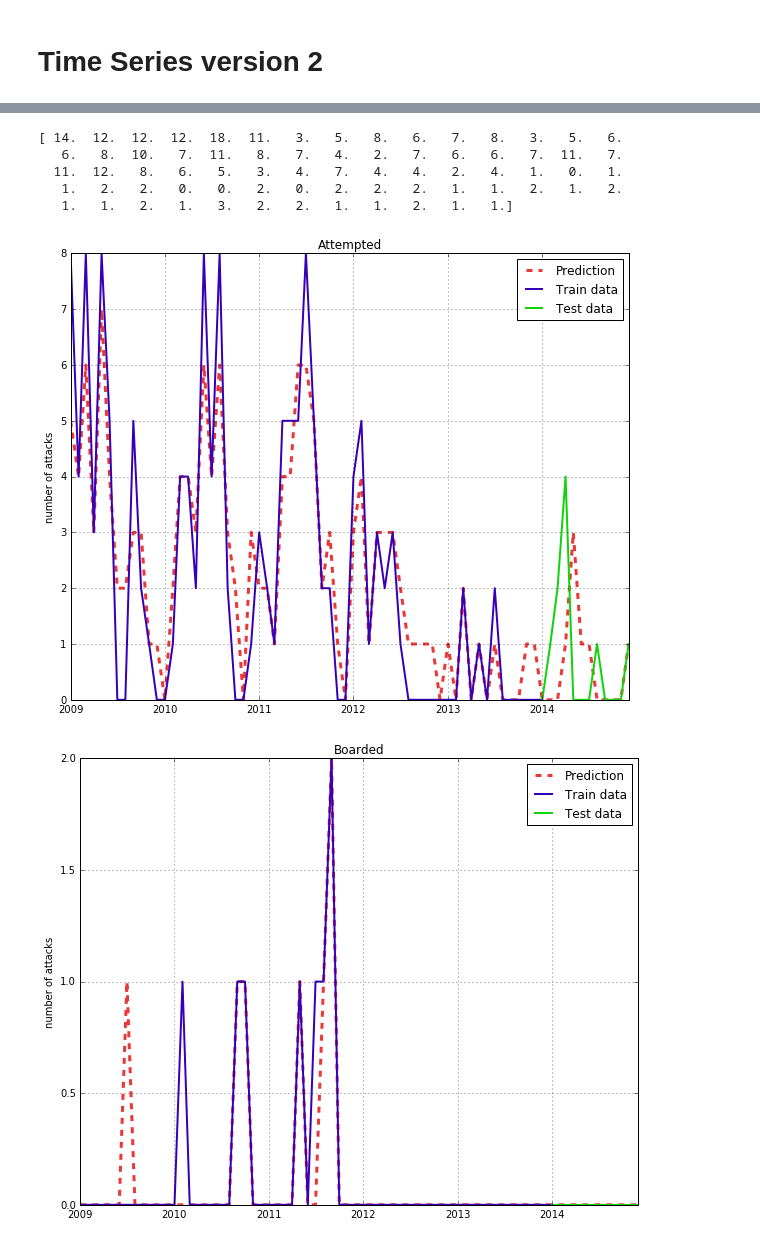
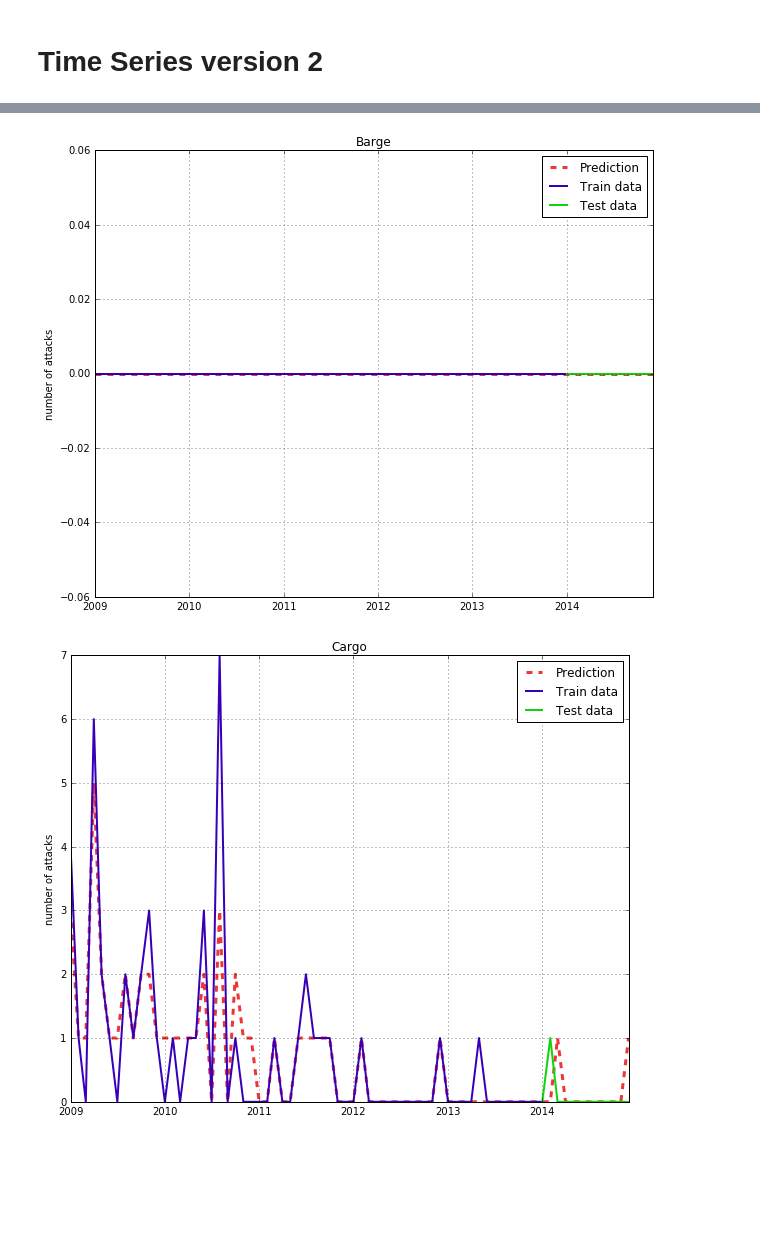
Before and after one commit to ifrebault/PiracyAttackPrediction, a Jupyter notebook: Machine_learning/ML.global.ipynb, the cells around one changed output, grey strips where cells are left out. Drawn from its saved outputs; the diff is of its cells as text; code cells hidden in the pictures; blank space fills up the shorter version.

Commit message:
mise a jour script : type boat and nouvelle zone

```diff
--- a/Machine_learning/ML.global.ipynb
+++ b/Machine_learning/ML.global.ipynb
@@ -166,0 +106,4 @@ dtype: float64
+# %%
+typeBoat
+for i in range(0,len(typeBoat)):
+    test_stationarity(df_type[str(typeBoat[i])],str(typeBoat[i]))
@@ -219,12 +238,17 @@ def organize_data(to_forecast, window, horizon):
 
 k = 12   # number of previous observations to use
 h = 1  # forecast horizon
+
 X,y = organize_data(to_forecast, k, h)
 
-X_Attempted , y_Attempted = organize_data(to_forecast_Attempted, k, h)
-X_Boarded , y_Boarded = organize_data(to_forecast_Boarded, k, h)
-X_Fired , y_Fired = organize_data(to_forecast_Fired, k, h)
-X_Hijacked , y_Hijacked = organize_data(to_forecast_Hijacked, k, h)
+X_Barge , y_Barge = organize_data(to_forecast_Barge, k, h)
+X_Cargo , y_Cargo = organize_data(to_forecast_Cargo, k, h)
+X_Carrier , y_Carrier = organize_data(to_forecast_Carrier, k, h)
+X_Other , y_Other = organize_data(to_forecast_Other, k, h)
+X_Ro_Ro , y_Ro_Ro = organize_data(to_forecast_Ro_Ro, k, h)
+X_Tanker , y_Tanker = organize_data(to_forecast_Tanker, k, h)
+X_Tug , y_Tug = organize_data(to_forecast_Tug, k, h)
+X_Vessel , y_Vessel = organize_data(to_forecast_Vessel, k, h)
 # %%
 m = 61 # number of samples to take in account
 def getPrediction(X,y):
@@ -240,10 +264,14 @@ def getPrediction(X,y):
 
 predictionGlobal,predictionErrorGlobal=getPrediction(X,y)
 
-prediction_Attempted , predictionError_Attempted = getPrediction(X_Attempted,y_Attempted )
-prediction_Boarded , predictionError_Boarded = getPrediction(X_Boarded,y_Boarded)
-predictionGlobal_Fired , predictionError_Fired = getPrediction(X_Fired,y_Fired)
-predictionGlobal_Hijacked, predictionError_Hijacked = getPrediction(X_Hijacked,y_Hijacked)
+prediction_Barge , predictionError_Barge = getPrediction(X_Barge,y_Barge )
+prediction_Cargo , predictionError_Cargo = getPrediction(X_Cargo , y_Cargo)
+prediction_Carrier , predictionError_Fired = getPrediction(X_Carrier , y_Carrier)
+prediction_Other, predictionError_Other = getPrediction(X_Other , y_Other)
+prediction_Ro_Ro , predictionError_Ro_Ro = getPrediction(X_Ro_Ro , y_Ro_Ro)
+prediction_Tanker , predictionError_Tanker = getPrediction(X_Tanker , y_Tanker)
+prediction_Tug , predictionError_Tug = getPrediction(X_Tug , y_Tug)
+prediction_Vessel, predictionError_Vessel = getPrediction(X_Vessel , y_Vessel)
 # %%
 def mape(ypred, ytrue):
     """ returns the mean absolute percentage error """
@@ -277,10 +313,12 @@ def plotPrediction(prediction,y,title):
 
 plotPrediction(predictionGlobal,y,"Global")
 
-print np.around(predictionGlobal)
-
-plotPrediction(prediction_Attempted ,y_Attempted,"Attempted")
-plotPrediction(prediction_Boarded,y_Boarded,"Boarded")
-plotPrediction(predictionGlobal_Fired,y_Fired,"Fired")
-plotPrediction(predictionGlobal_Hijacked,y_Hijacked,"Hijacked")
+plotPrediction(prediction_Barge ,y_Barge,"Barge")
+plotPrediction(prediction_Cargo,y_Cargo,"Cargo")
+plotPrediction(prediction_Carrier,y_Carrier,"Carrier")
+plotPrediction(prediction_Other,y_Other,"Other")
+plotPrediction(prediction_Ro_Ro,y_Ro_Ro,"Ro_Ro")
+plotPrediction(prediction_Tanker,y_Tanker,"Tanker")
+plotPrediction(prediction_Tug,y_Tug,"Tug")
+plotPrediction(prediction_Vessel,y_Vessel,"Vessel")
 # %% [output]
@@ -288,7 +326,2 @@ plotPrediction(predictionGlobal_Hijacked,y_Hijacked,"Hijacked")
-[ 14.  12.  12.  12.  18.  11.   3.   5.   8.   6.   7.   8.   3.   5.   6.
-   6.   8.  10.   7.  11.   8.   7.   4.   2.   7.   6.   6.   7.  11.   7.
-  11.  12.   8.   6.   5.   3.   4.   7.   4.   4.   2.   4.   1.   0.   1.
-   1.   2.   2.   0.   0.   2.   0.   2.   2.   2.   1.   1.   2.   1.   2.
-   1.   1.   2.   1.   3.   2.   2.   1.   1.   2.   1.   1.]
-[figure, old version]
+[figure, new version]
-[figure, old version]
+[figure, new version]
```
Also changed, not shown: parts of 12 cells of this notebook, 3 other files.
